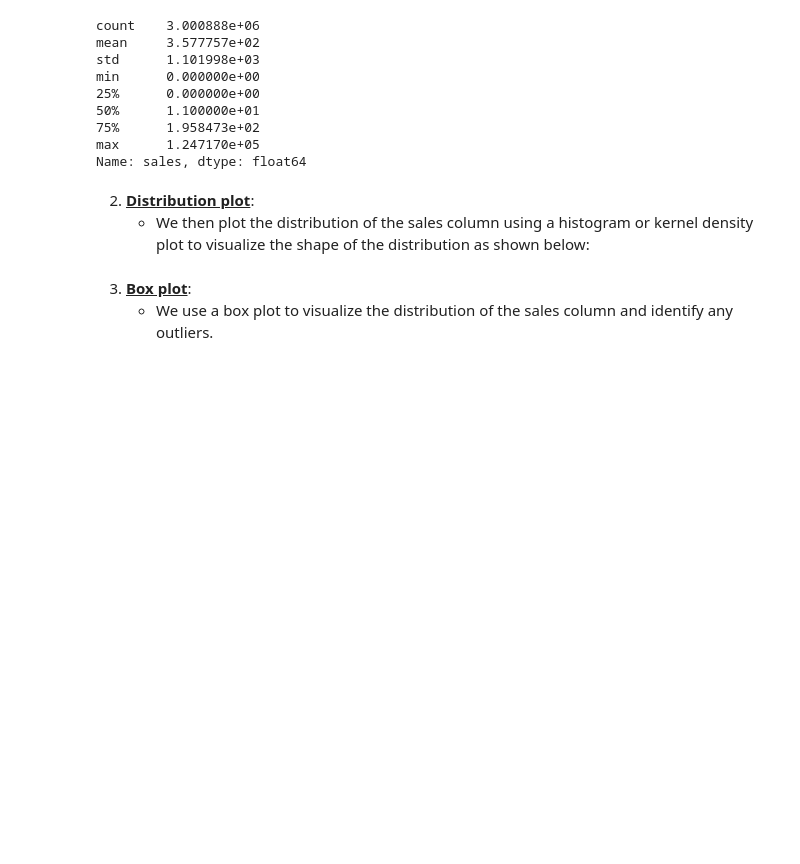
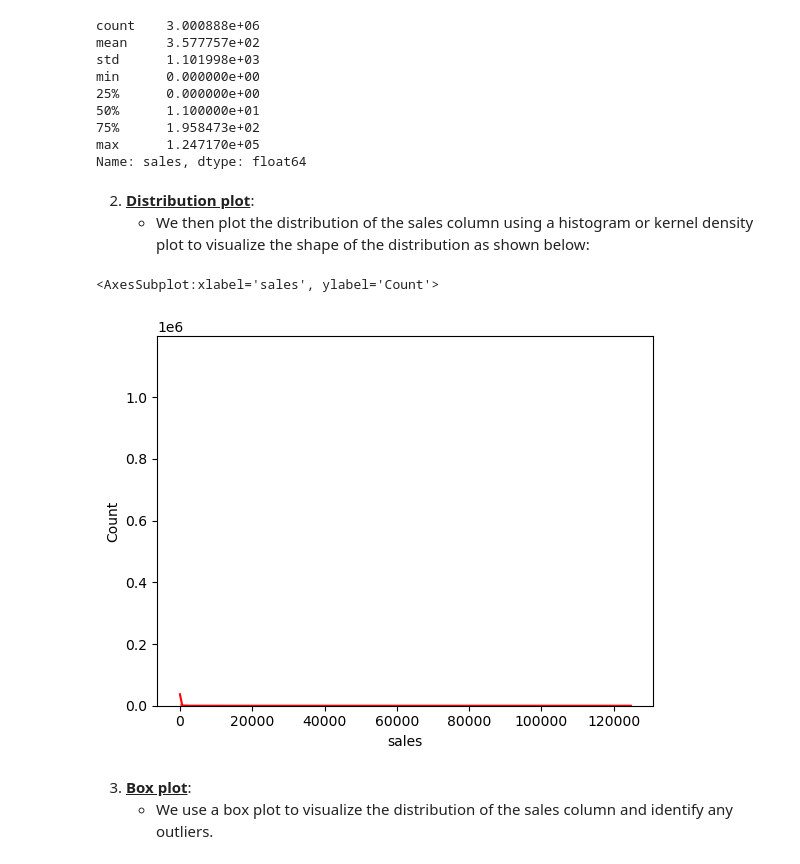
Before and after one commit to penscola/LP2-Regression-Project, a Jupyter notebook: Time_Series.ipynb, the cells around one changed output. Drawn from its saved outputs; the diff is of its cells as text; code cells hidden in the pictures; blank space fills up the shorter version.

```diff
--- a/Time_Series.ipynb
+++ b/Time_Series.ipynb
@@ -588,7 +632,10 @@ Name: sales, dtype: float64
 2. <b><u>Distribution plot</u></b>:
     - We then plot the distribution of the sales column using a histogram or kernel density plot to visualize the shape of the distribution as shown below:
 # %%
-# sns.histplot(df_train['sales'], kde=True, color='red')
+sns.histplot(df_train['sales'], kde=True, color='red')
+# %% [output]
+<AxesSubplot:xlabel='sales', ylabel='Count'>
+[figure, added]
 # %% [markdown]
 3. <b><u>Box plot</u></b>:
     - We use a box plot to visualize the distribution of the sales column and identify any outliers.
```
Also changed, not shown: parts of 271 cells of this notebook.
